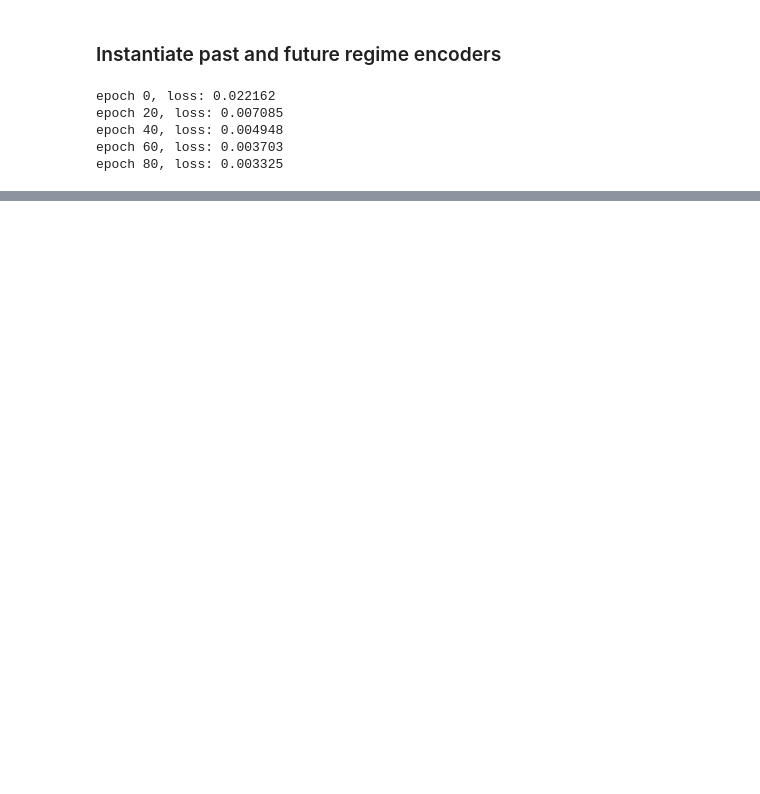
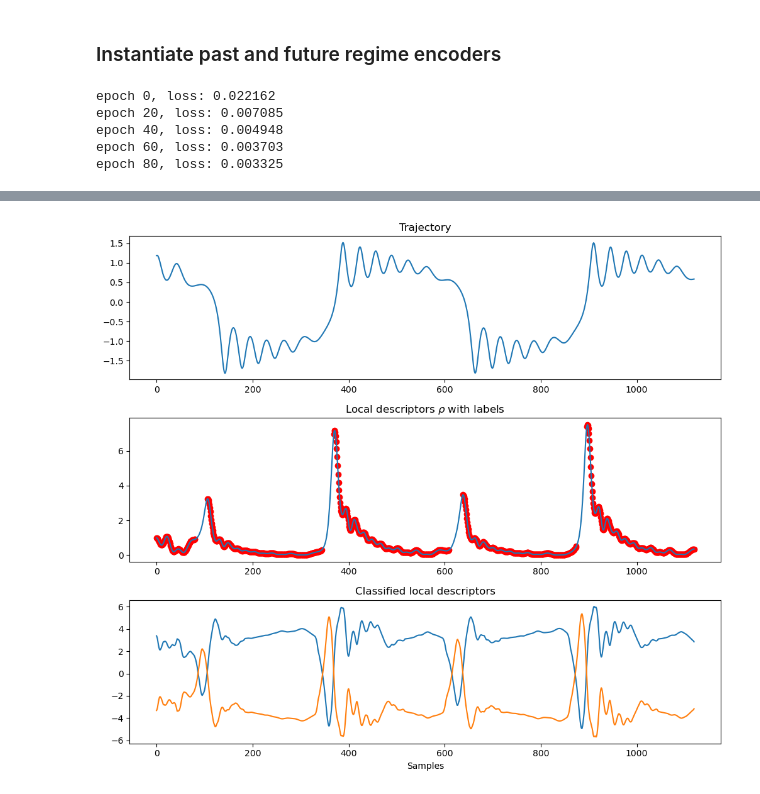
Before and after one commit to maalberg/kind, a Jupyter notebook: examples/regimes/duffing/02_regime_discovery.ipynb, the cells around one changed output, grey strips where cells are left out. Drawn from its saved outputs; the diff is of its cells as text; code cells hidden in the pictures; blank space fills up the shorter version.

```diff
--- a/examples/regimes/duffing/02_regime_discovery.ipynb
+++ b/examples/regimes/duffing/02_regime_discovery.ipynb
@@ -270,0 +446,55 @@ plt.show()
+# %%
+# --! prepare display data --!
+
+# --! recreate the data loader to turn off the shuffle flag
+desc_dataloader = torch.utils.data.DataLoader(
+    desc_dataset,
+    batch_size=256,
+    shuffle=False
+)
+descs, descs_labels = zip(*[batch for batch in desc_dataloader])
+
+# --! convert tuples into tensors and reshape into trajectories
+descs = torch.cat(descs, dim=0)
+descs = descs.reshape(ntraj, -1, descs.shape[-1])
+descs_labels = torch.cat(descs_labels, dim=0)
+descs_labels = descs_labels.reshape(ntraj, -1)
+# %%
+# --! display classification results --!
+
+jtraj = 3
+window = descs[jtraj]
+classes = []
+for w in window:
+    o = desc_classifier(torch.unsqueeze(w, 0))
+    classes.append(o)
+classes = torch.stack(classes)
+classes = classes.detach().cpu().numpy()
+
+plt.figure(figsize=(10,9))
+
+x = backs[0][:, -1, 0]
+x = x[desc_window_nsample:-desc_window_nsample]
+x = x[class_window_nsample:-class_window_nsample]
+plt.subplot(3,1,1)
+plt.title('Trajectory')
+plt.plot(x)
+
+label = descs_labels[jtraj]
+x = window[:, class_window_nsample - 1]
+t = np.arange(len(window))
+i = label==0
+plt.subplot(3,1,2)
+plt.title('Local descriptors $\\rho$ with labels')
+plt.plot(x)
+plt.scatter(t[i], x[t[i]], color='red')
+
+plt.subplot(3,1,3)
+plt.title('Classified local descriptors')
+plt.plot(classes)
+plt.xlabel('Samples')
+
+plt.tight_layout()
+plt.show()
+# %% [output]
+[figure, added]
```
Also changed, not shown: parts of 16 cells of this notebook.
